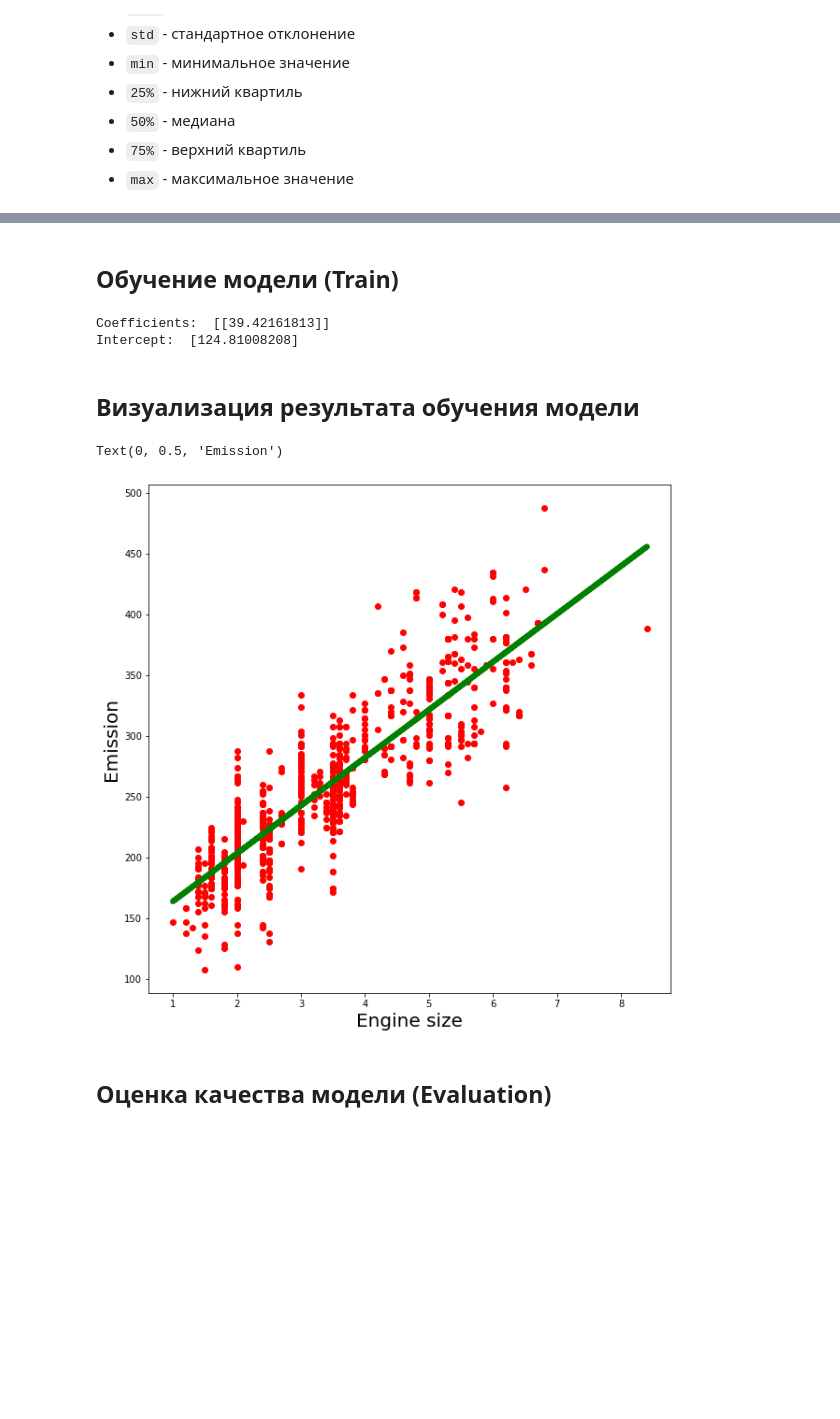
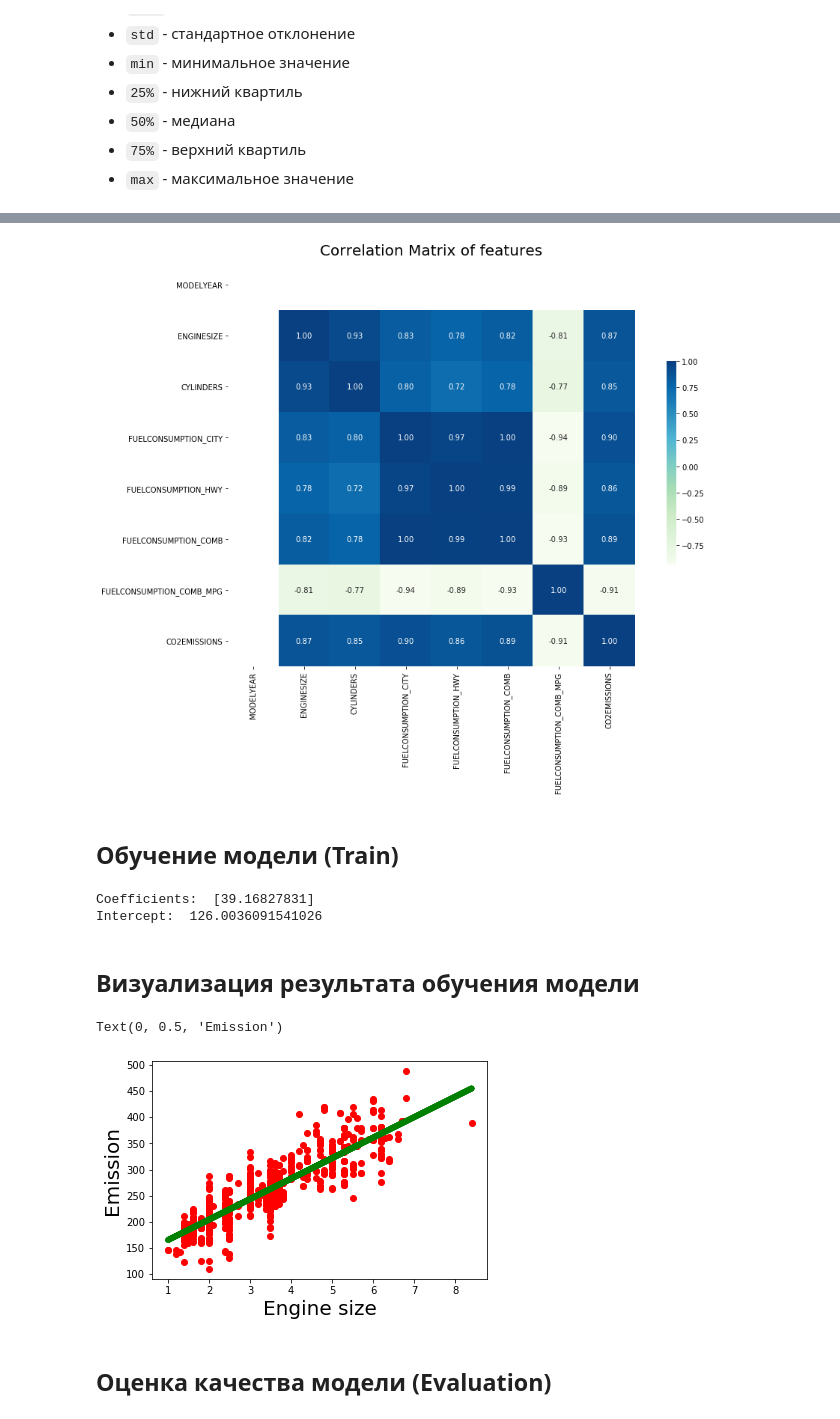
Before and after one commit to ryndovaira-org/data_science_lectures, a Jupyter notebook: 3_2_modeling_ml/3_1_1_regression/lectures/3_regression_simple.ipynb, the cells around one changed output, grey strips where cells are left out. Saved outputs shown, nothing was run; the diff lists cells and outputs as text; code cells hidden in the pictures; blank space fills up the shorter version.

```diff
--- a/3_2_modeling_ml/3_1_1_regression/lectures/3_regression_simple.ipynb
+++ b/3_2_modeling_ml/3_1_1_regression/lectures/3_regression_simple.ipynb
@@ -40,8 +41,6 @@ import pandas as pd
 import numpy as np
 
 %matplotlib inline
-# %%
-plt.rcParams["figure.figsize"]=10,10
 # %% [markdown]
 ## Анализ данных
 
@@ -192,2 +185,22 @@ plt.show()
+# %%
+correlation_matrix = df.corr()
+
+plt.figure(figsize=(15, 10))
+
+ax = sns.heatmap(
+    correlation_matrix,
+    vmax=1,
+    square=True,
+    annot=True,
+    fmt='.2f',
+    cmap='GnBu',
+    cbar_kws={"shrink": .5},
+    robust=True
+)
+
+plt.title('Correlation Matrix of features', fontsize=20)
+plt.show()
+# %% [output]
+[figure, added]
 # %% [markdown]
 ## Обучение модели (Train)
@@ -199,3 +207,12 @@ test = short_df[~msk]
+# %%
+# разделить независимую и зависимую переменные / train и test
+
+from sklearn.model_selection import train_test_split
+
+Y = df['CO2EMISSIONS'].copy()
+X = df[['ENGINESIZE']].copy()
+#X = df.drop(['CO2EMISSIONS', 'MAKE', 'MODEL', 'VEHICLECLASS', 'TRANSMISSION', 'FUELTYPE'], axis=1)
+X_train, X_test, y_train, y_test = train_test_split(X, Y, test_size=0.33, random_state=42)
 # %%
 # импортировать из пакета с моделями модель линейной регрессии
 from sklearn import linear_model
@@ -203,10 +220,6 @@ from sklearn import linear_model
 # создать объект линейной регрессии
 simple_regr = linear_model.LinearRegression()
 
-# разделить независимую и зависимую переменные
-X_train = np.asanyarray(train[['ENGINESIZE']])
-y_train = np.asanyarray(train[['CO2EMISSIONS']])
-
 # обучить модель
 simple_regr.fit(X_train, y_train)
 
@@ -214,18 +227,21 @@ simple_regr.fit(X_train, y_train)
 print('Coefficients: ', simple_regr.coef_)
 print('Intercept: ',simple_regr.intercept_)
 # %% [output]
-Coefficients:  [[39.42161813]]
-Intercept:  [124.81008208]
+Coefficients:  [39.16827831]
+Intercept:  126.0036091541026
 # %% [markdown]
 ## Визуализация результата обучения модели
 # %%
-plt.scatter(train.ENGINESIZE, train.CO2EMISSIONS,  color='red')
-plt.plot(X_train, simple_regr.coef_[0][0]*X_train + simple_regr.intercept_[0], '-g', linewidth=6)
+plt.scatter(X_train, y_train,  color='red')
+plt.plot(X_train,
+        simple_regr.coef_[0]*X_train + simple_regr.intercept_,
+        '-g',
+        linewidth=6)
 plt.xlabel("Engine size", fontsize=20)
 plt.ylabel("Emission", fontsize=20)
 # %% [output]
 Text(0, 0.5, 'Emission')
-[figure, old version]
+[figure, new version]
 # %% [markdown]
 ## Оценка качества модели (Evaluation)
 # %%
```
Also changed, not shown: parts of 15 cells of this notebook, 1 other file.
